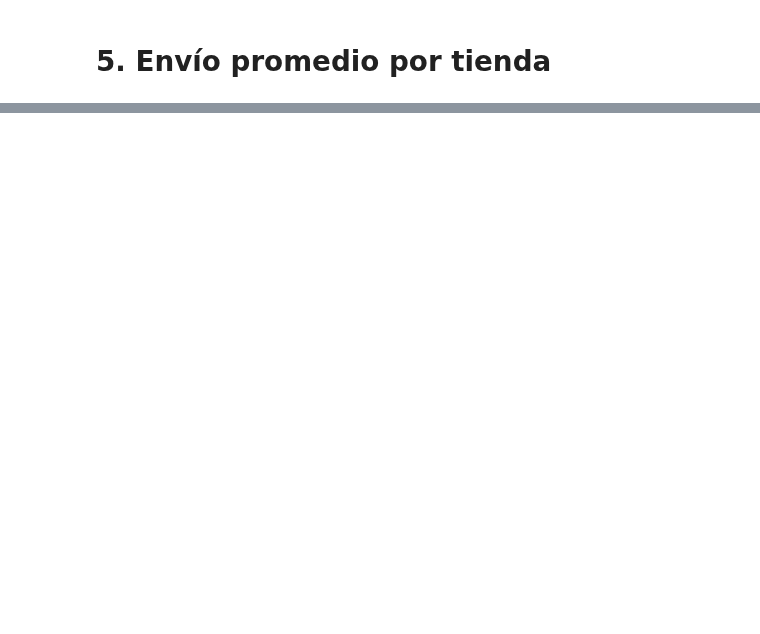
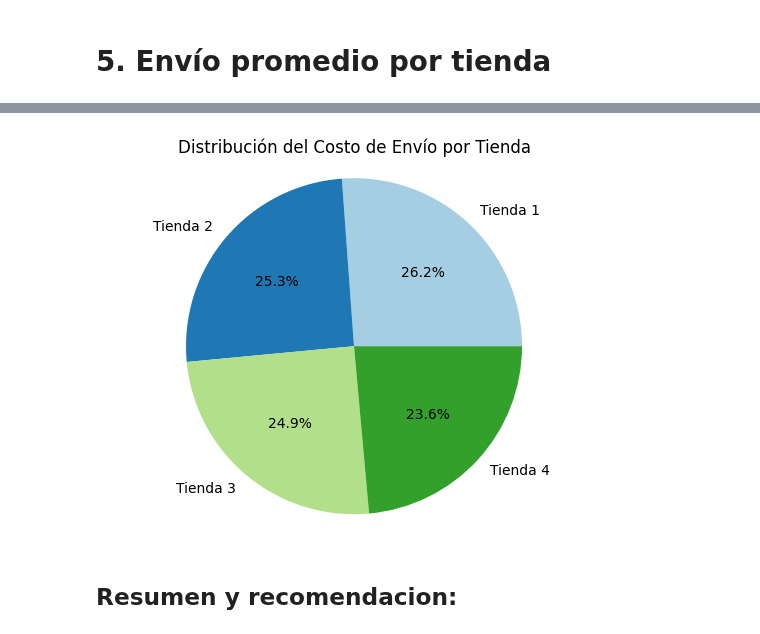
Before and after one commit to RigoClopez1990/Python, a Jupyter notebook: AluraStoreLatam.ipynb, the cells around one changed output, grey strips where cells are left out. Saved outputs shown, nothing was run; the diff lists cells and outputs as text; code cells hidden in the pictures; blank space fills up the shorter version.

Commit message:
Iniciando la recomendacion

```diff
--- a/AluraStoreLatam.ipynb
+++ b/AluraStoreLatam.ipynb
@@ -481,2 +586,33 @@ plt.show()
 # %% [markdown]
 # 5. Envío promedio por tienda
+# %%
+#Total costo de envio.
+costo_de_envio = df_total.groupby("Tienda")["Costo de envío"].sum()
+costo_envio_formateadas = costo_de_envio.apply(lambda x: f"{x:,.0f}")
+print(costo_envio_formateadas)
+
+import matplotlib.pyplot as plt
+
+# Datos
+costo_de_envio = df_total.groupby("Tienda")["Costo de envío"].sum()
+costo_envio_formateadas = costo_de_envio.apply(lambda x: f"{x:,.0f}")
+
+# Crear gráfico de barras
+fig, ax = plt.subplots(figsize=(10, 6))
+bars = ax.bar(costo_de_envio.index, costo_de_envio.values, color='skyblue', edgecolor='black')
+
+# Agregar los valores encima de cada barra
+for bar in bars:
+    yval = bar.get_height()
+    ax.text(bar.get_x() + bar.get_width()/2, yval + yval*0.01, f"${yval:,.0f}", ha='center', va='bottom', fontsize=9)
+
+# Títulos y estilo
+ax.set_title("Costo de Envío por Tienda")
+ax.set_xlabel("Tienda")
+ax.set_ylabel("Costo de Envío ($)")
+plt.xticks(rotation=45)
+plt.grid(axis='y', linestyle='--', alpha=0.5)
+
+# Ajustar disposición
+plt.tight_layout()
+plt.show()
@@ -482,0 +627,12 @@ plt.show()
+# %%
+# Crear gráfico de pastel
+plt.pie(costo_de_envio.values, labels=costo_de_envio.index, autopct='%1.1f%%', colors=plt.cm.Paired.colors)
+
+# Títulos
+plt.title("Distribución del Costo de Envío por Tienda")
+plt.axis('equal')  # Para que el gráfico sea circular
+plt.show()
+# %% [output]
+[figure, added]
+# %% [markdown]
+## Resumen y recomendacion:
```
Also changed, not shown: parts of 12 cells of this notebook.
